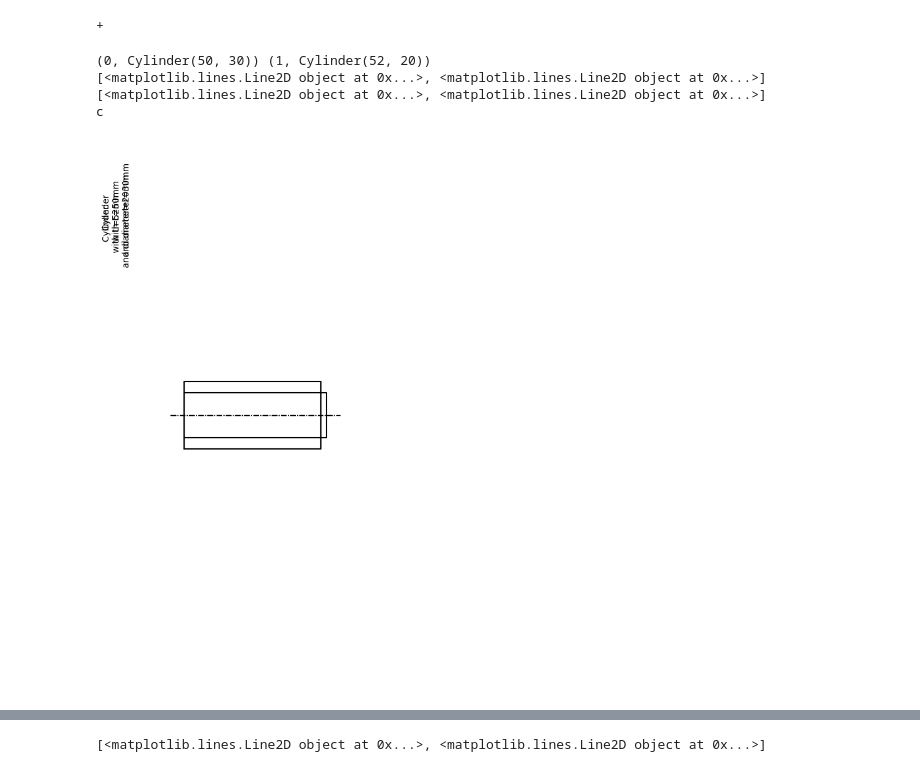
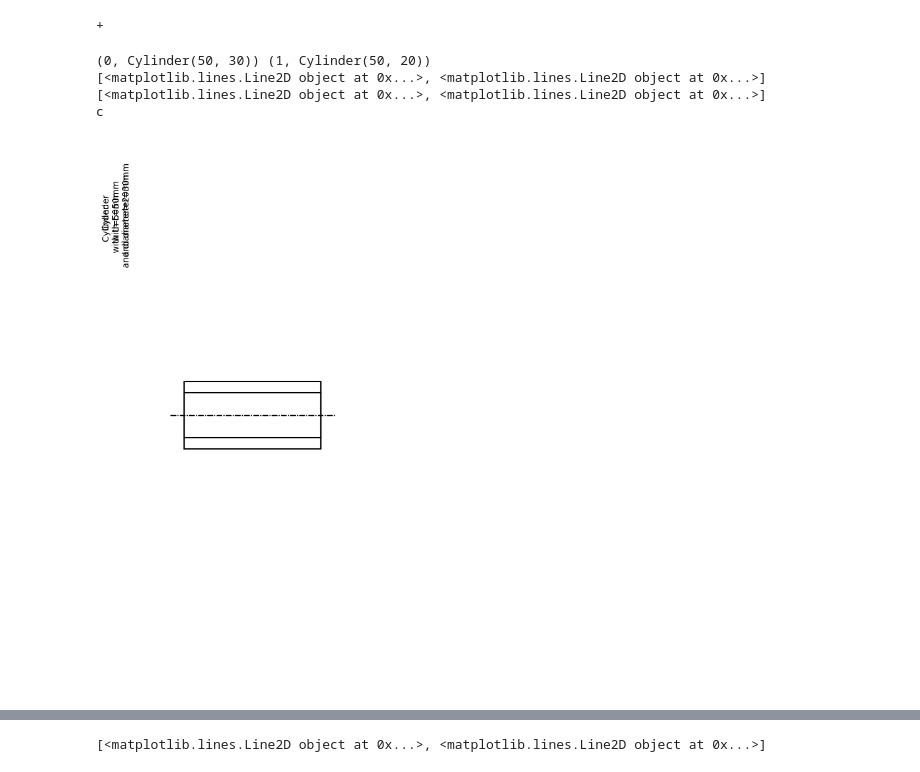
Before and after one commit to bogumilchilinski/dgeometry, a Jupyter notebook: cases/models/test.ipynb, the cells around one changed output, grey strips where cells are left out. Cells and saved outputs as stored; diff of their text form; code cells hidden in the pictures.

```diff
--- a/cases/models/test.ipynb
+++ b/cases/models/test.ipynb
@@ -183,28 +183,27 @@ In /Users/pbilski/dgeometry/dgeometry/.venv/lib/python3.9/site-packages/matplotl
 # %%
 import sys
 sys.modules.pop('primitives', None)
 import primitives
 
 from primitives import Cylinder, ComposedPart
 
 # Outer cylinder
 cyl_outer = Cylinder(height=50, diameter=30)
 # Inner cylinder — slightly longer so the cut goes fully through both end caps
-cyl_inner = Cylinder(height=52, diameter=20)
+cyl_inner = Cylinder(height=50, diameter=20)
 
-# Shift the inner cylinder 1mm back so it protrudes on both sides (clean cut)
 def center_inner(shape):
-    return shape.translate((-1, 0, 0))
+    return shape.translate((0, 0, 0))
 
 part = ComposedPart(cyl_outer, cyl_inner)
 part.preview()
 part.show_model(port=3939, transforms=[None, center_inner], operations=['cut'])
 # %% [output]
-(0, Cylinder(50, 30)) (1, Cylinder(52, 20))
+(0, Cylinder(50, 30)) (1, Cylinder(50, 20))
 [<matplotlib.lines.Line2D object at 0x...>, <matplotlib.lines.Line2D object at 0x...>]
 [<matplotlib.lines.Line2D object at 0x...>, <matplotlib.lines.Line2D object at 0x...>]
 c
-[figure, old version]
+[figure, new version]
 # %%
 import sys
 sys.modules.pop('primitives', None)
```
Also changed, not shown: parts of 4 cells of this notebook, 1 other file.
